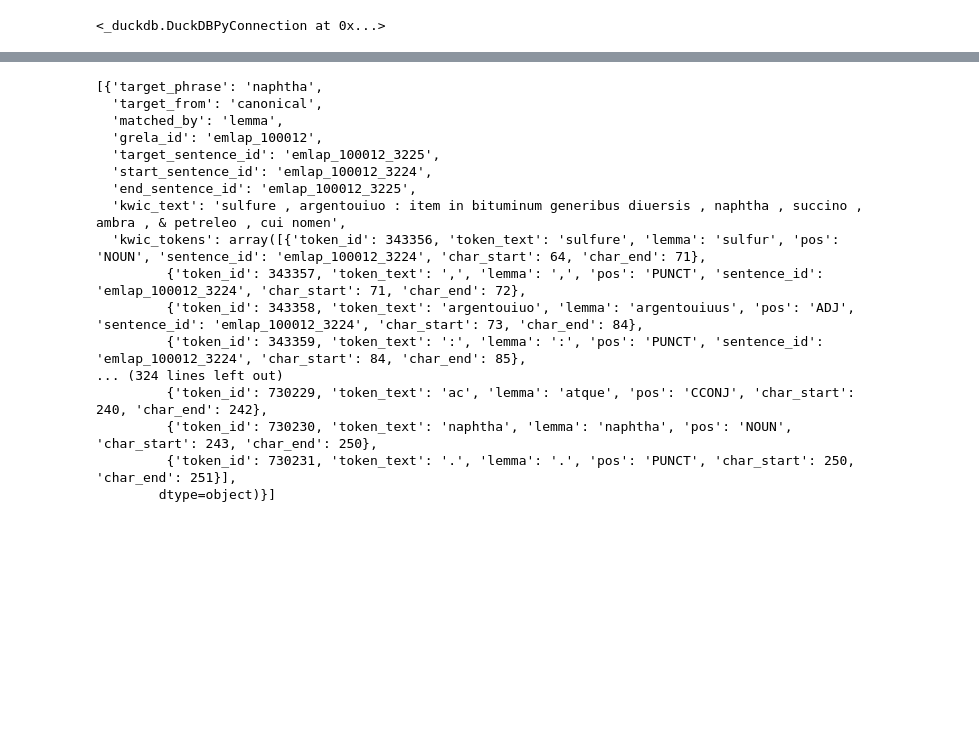
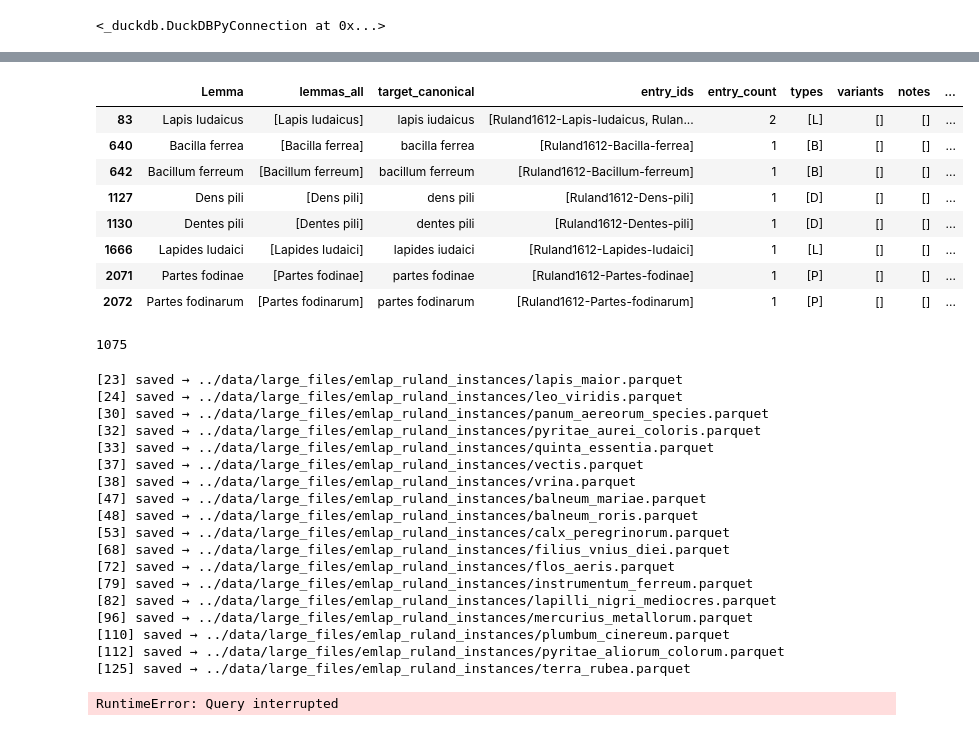
Before and after one commit to CCS-ZCU/dictionary-emlap, a Jupyter notebook: scripts/2-ruland-in-emlap.ipynb, the cells around one changed output, grey strips where cells are left out. Saved outputs shown, nothing was run; the diff lists cells and outputs as text; code cells hidden in the pictures; blank space fills up the shorter version.

```diff
--- a/scripts/2-ruland-in-emlap.ipynb
+++ b/scripts/2-ruland-in-emlap.ipynb
@@ -558,20 +594,14 @@ Name: 2970, dtype: object
-# %%
-pd.read_parquet((os.path.join(outdir, fnames[0]))).to_dict("records")[:10]
-# %% [output]
-[{'target_phrase': 'naphtha',
-  'target_from': 'canonical',
-  'matched_by': 'lemma',
-  'grela_id': 'emlap_100012',
-  'target_sentence_id': 'emlap_100012_3225',
-  'start_sentence_id': 'emlap_100012_3224',
-  'end_sentence_id': 'emlap_100012_3225',
-  'kwic_text': 'sulfure , argentouiuo : item in bituminum generibus diuersis , naphtha , succino , ambra , & petreleo , cui nomen',
-  'kwic_tokens': array([{'token_id': 343356, 'token_text': 'sulfure', 'lemma': 'sulfur', 'pos': 'NOUN', 'sentence_id': 'emlap_100012_3224', 'char_start': 64, 'char_end': 71},
-         {'token_id': 343357, 'token_text': ',', 'lemma': ',', 'pos': 'PUNCT', 'sentence_id': 'emlap_100012_3224', 'char_start': 71, 'char_end': 72},
-         {'token_id': 343358, 'token_text': 'argentouiuo', 'lemma': 'argentouiuus', 'pos': 'ADJ', 'sentence_id': 'emlap_100012_3224', 'char_start': 73, 'char_end': 84},
-         {'token_id': 343359, 'token_text': ':', 'lemma': ':', 'pos': 'PUNCT', 'sentence_id': 'emlap_100012_3224', 'char_start': 84, 'char_end': 85},
-... (324 lines left out)
-         {'token_id': 730229, 'token_text': 'ac', 'lemma': 'atque', 'pos': 'CCONJ', 'char_start': 240, 'char_end': 242},
-         {'token_id': 730230, 'token_text': 'naphtha', 'lemma': 'naphtha', 'pos': 'NOUN', 'char_start': 243, 'char_end': 250},
-         {'token_id': 730231, 'token_text': '.', 'lemma': '.', 'pos': 'PUNCT', 'char_start': 250, 'char_end': 251}],
-        dtype=object)}]
+# %%
+lexeme_df["instance_fname"] = lexeme_df["target_relemmatized"].apply(lambda x: safe_name(x) + ".parquet")
+# %%
+lexeme_df[lexeme_df.duplicated(subset="instance_fname", keep=False)]
+# %% [output]
+|  | Lemma | lemmas_all | target_canonical | entry_ids | entry_count | types | variants | notes | ... |
+| 83 | Lapis Iudaicus | [Lapis Iudaicus] | lapis iudaicus | [Ruland1612-Lapis-Iudaicus, Rulan... | 2 | [L] | [] | [] | ... |
+| 640 | Bacilla ferrea | [Bacilla ferrea] | bacilla ferrea | [Ruland1612-Bacilla-ferrea] | 1 | [B] | [] | [] | ... |
+| 642 | Bacillum ferreum | [Bacillum ferreum] | bacillum ferreum | [Ruland1612-Bacillum-ferreum] | 1 | [B] | [] | [] | ... |
+| 1127 | Dens pili | [Dens pili] | dens pili | [Ruland1612-Dens-pili] | 1 | [D] | [] | [] | ... |
+| 1130 | Dentes pili | [Dentes pili] | dentes pili | [Ruland1612-Dentes-pili] | 1 | [D] | [] | [] | ... |
+| 1666 | Lapides Iudaici | [Lapides Iudaici] | lapides iudaici | [Ruland1612-Lapides-Iudaici] | 1 | [L] | [] | [] | ... |
+| 2071 | Partes fodinae | [Partes fodinae] | partes fodinae | [Ruland1612-Partes-fodinae] | 1 | [P] | [] | [] | ... |
+| 2072 | Partes fodinarum | [Partes fodinarum] | partes fodinarum | [Ruland1612-Partes-fodinarum] | 1 | [P] | [] | [] | ... |
@@ -577,0 +610,4 @@ pd.read_parquet((os.path.join(outdir, fnames[0]))).to_dict("records")[:10]
+# %%
+len(done)
+# %% [output]
+1075
@@ -578,3 +622,36 @@ pd.read_parquet((os.path.join(outdir, fnames[0]))).to_dict("records")[:10]
+# %%
+for i, row in lexeme_df.iterrows():
+    tc = row.get("target_canonical")
+    tr = row.get("target_relemmatized")
+    target = tc or tr
+    name = safe_name(tc)
+    fname = f"{name}.parquet"
+    if fname not in done:
+        fpath = str(outdir / fname)
+            # streams directly to Parquet (no df = ..., no df.to_parquet)
+        concordance_for_target_across_sentences(conn, tc, tr, window=10, out_path=fpath)
+        print(f"[{i}] saved → {fpath}")
+        done.append(fname)
+# %% [output]
+[23] saved → ../data/large_files/emlap_ruland_instances/lapis_maior.parquet
+[24] saved → ../data/large_files/emlap_ruland_instances/leo_viridis.parquet
+[30] saved → ../data/large_files/emlap_ruland_instances/panum_aereorum_species.parquet
+[32] saved → ../data/large_files/emlap_ruland_instances/pyritae_aurei_coloris.parquet
+[33] saved → ../data/large_files/emlap_ruland_instances/quinta_essentia.parquet
+[37] saved → ../data/large_files/emlap_ruland_instances/vectis.parquet
+[38] saved → ../data/large_files/emlap_ruland_instances/vrina.parquet
+[47] saved → ../data/large_files/emlap_ruland_instances/balneum_mariae.parquet
+[48] saved → ../data/large_files/emlap_ruland_instances/balneum_roris.parquet
+[53] saved → ../data/large_files/emlap_ruland_instances/calx_peregrinorum.parquet
+[68] saved → ../data/large_files/emlap_ruland_instances/filius_vnius_diei.parquet
+[72] saved → ../data/large_files/emlap_ruland_instances/flos_aeris.parquet
+[79] saved → ../data/large_files/emlap_ruland_instances/instrumentum_ferreum.parquet
+[82] saved → ../data/large_files/emlap_ruland_instances/lapilli_nigri_mediocres.parquet
+[96] saved → ../data/large_files/emlap_ruland_instances/mercurius_metallorum.parquet
+[110] saved → ../data/large_files/emlap_ruland_instances/plumbum_cinereum.parquet
+[112] saved → ../data/large_files/emlap_ruland_instances/pyritae_aliorum_colorum.parquet
+[125] saved → ../data/large_files/emlap_ruland_instances/terra_rubea.parquet
+RuntimeError: Query interrupted
 # %%
 len(os.listdir(outdir))
 # %% [output]
```
Also changed, not shown: parts of 31 cells of this notebook, 5 other files.
